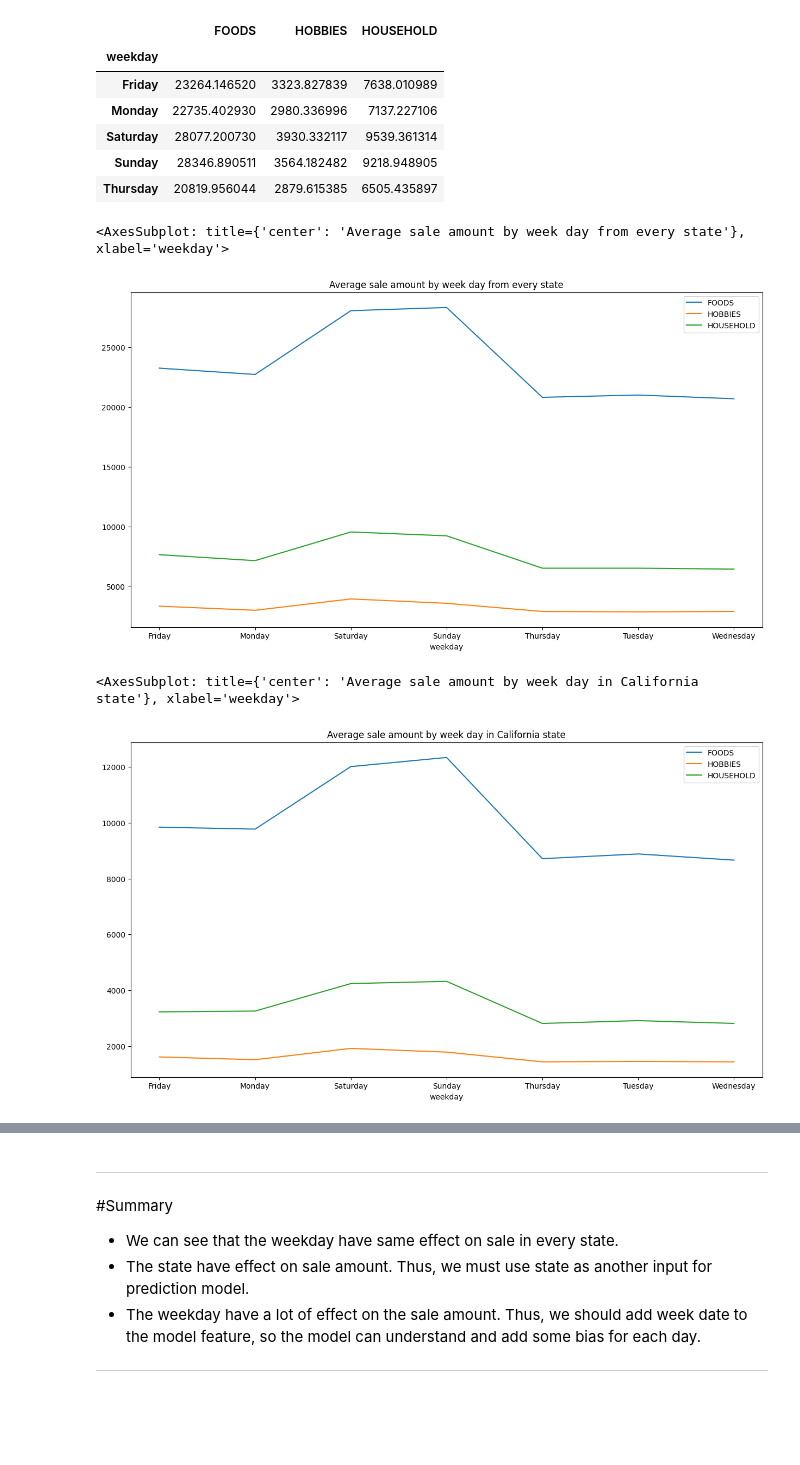
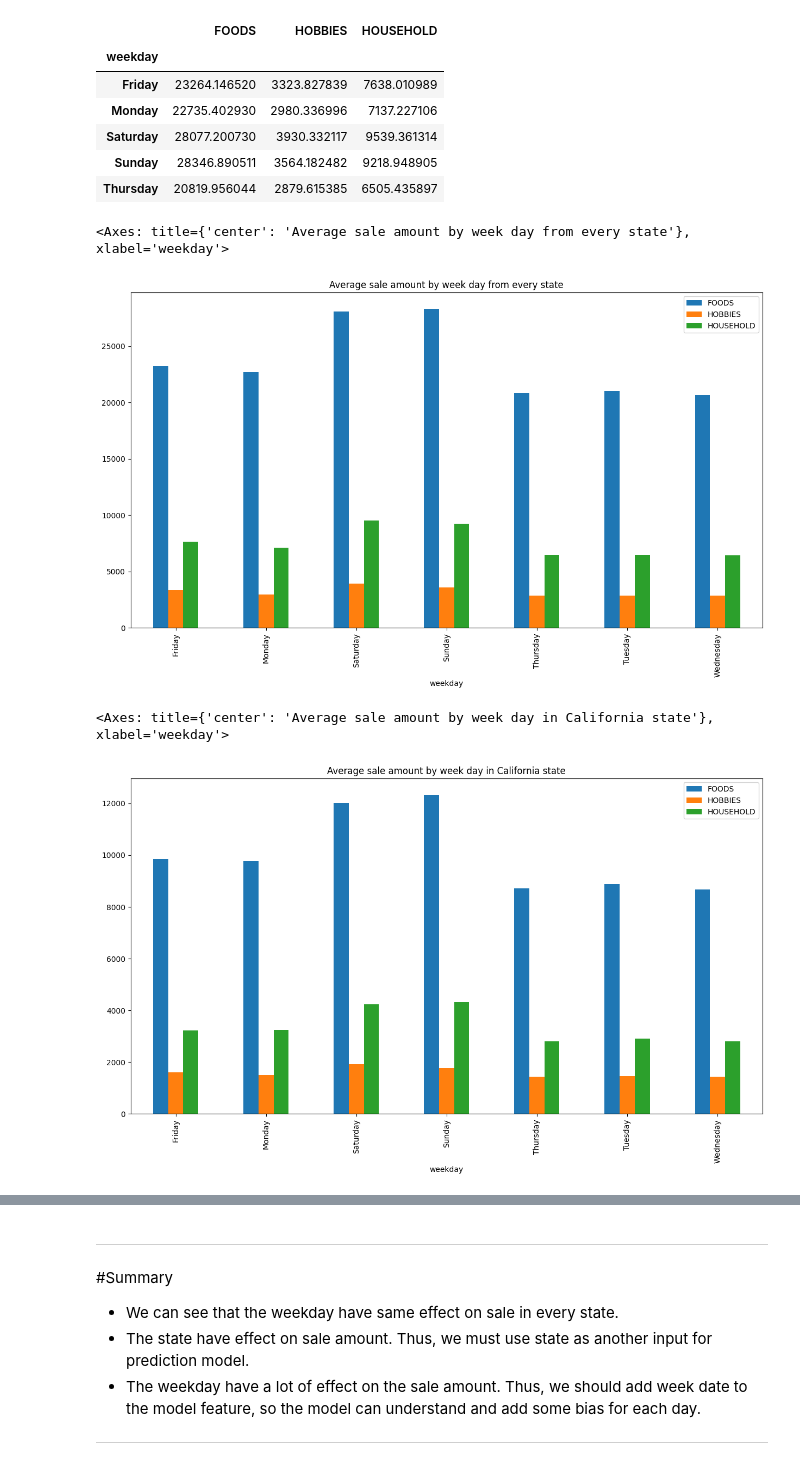
Before and after one commit to zMaxKunGz/m5-challenge, a Jupyter notebook: m5-forecasting.ipynb, the cells around one changed output, grey strips where cells are left out. Cells and saved outputs as stored; diff of their text form; code cells hidden in the pictures; blank space fills up the shorter version.

```diff
--- a/m5-forecasting.ipynb
+++ b/m5-forecasting.ipynb
@@ -147,7 +201,7 @@ sales_sum_WI_food.reset_index().groupby(['snap_WI'])['WI'].mean().plot.bar(figsi
 # %% [markdown]
 <h1>Category by week day average testing</h1>
 # %%
-sales_sum_cat = sales_raw.drop(columns=['id', 'item_id', 'dept_id', 'state_id']).groupby(['cat_id']).sum().T
+sales_sum_cat = sales_raw.drop(columns=['id', 'item_id', 'dept_id', 'state_id', 'store_id']).groupby(['cat_id']).sum().T
 sales_sum_catT = sales_sum_cat.reset_index().rename(columns={'index': 'd'})
 # %% [markdown]
 Join with date
@@ -174,19 +228,19 @@ sales_cat_avg_weekday.head()
 | Sunday | 28346.890511 | 3564.182482 | 9218.948905 |
 | Thursday | 20819.956044 | 2879.615385 | 6505.435897 |
 # %%
-sales_cat_avg_weekday.plot(figsize=(15,8), title='Average sale amount by week day from every state')
+sales_cat_avg_weekday.plot.bar(figsize=(15,8), title='Average sale amount by week day from every state')
 # %% [output]
-<AxesSubplot: title={'center': 'Average sale amount by week day from every state'}, xlabel='weekday'>
+<Axes: title={'center': 'Average sale amount by week day from every state'}, xlabel='weekday'>
-[figure, old version]
+[figure, new version]
 # %%
 sales_sum_cat_CA = sales_raw[sales_raw['state_id'] == 'CA'].drop(columns=['id', 'item_id', 'dept_id', 'state_id']).groupby(['cat_id']).sum().T
 sales_sum_cat_CAT = sales_sum_cat_CA.reset_index().rename(columns={'index': 'd'})
 sales_sum_cat_joindate_CA = sales_sum_cat_CAT.merge(calendar_raw, how='left', validate='1:1').set_index('d')
 sales_cat_avg_weekday_CA = sales_sum_cat_joindate_CA[['FOODS', 'HOBBIES', 'HOUSEHOLD', 'weekday']].groupby(['weekday']).mean()
-sales_cat_avg_weekday_CA.plot(figsize=(15,8), title='Average sale amount by week day in California state')
+sales_cat_avg_weekday_CA.plot.bar(figsize=(15,8), title='Average sale amount by week day in California state')
 # %% [output]
-<AxesSubplot: title={'center': 'Average sale amount by week day in California state'}, xlabel='weekday'>
+<Axes: title={'center': 'Average sale amount by week day in California state'}, xlabel='weekday'>
-[figure, old version]
+[figure, new version]
 # %%
 sales_sum_cat_TX = sales_raw[sales_raw['state_id'] == 'TX'].drop(columns=['id', 'item_id', 'dept_id', 'state_id']).groupby(['cat_id']).sum().T
 sales_sum_cat_TXT = sales_sum_cat_TX.reset_index().rename(columns={'index': 'd'})
```
Also changed, not shown: parts of 40 cells of this notebook.
